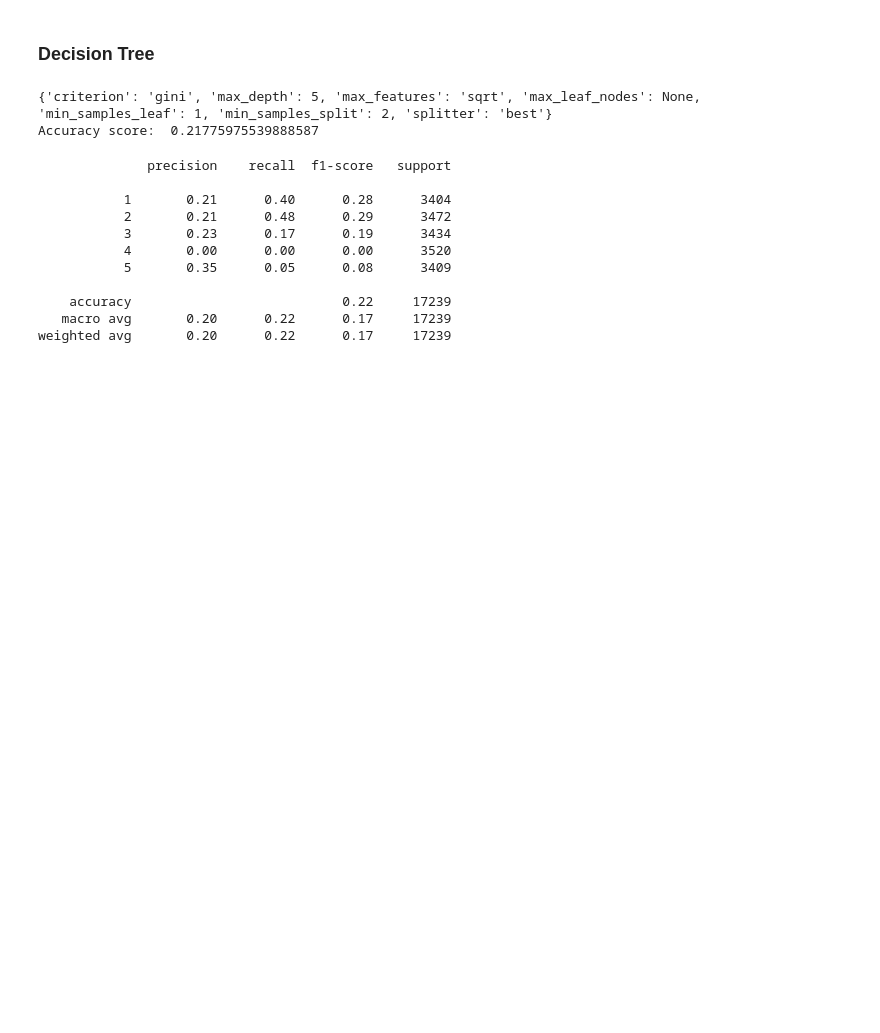
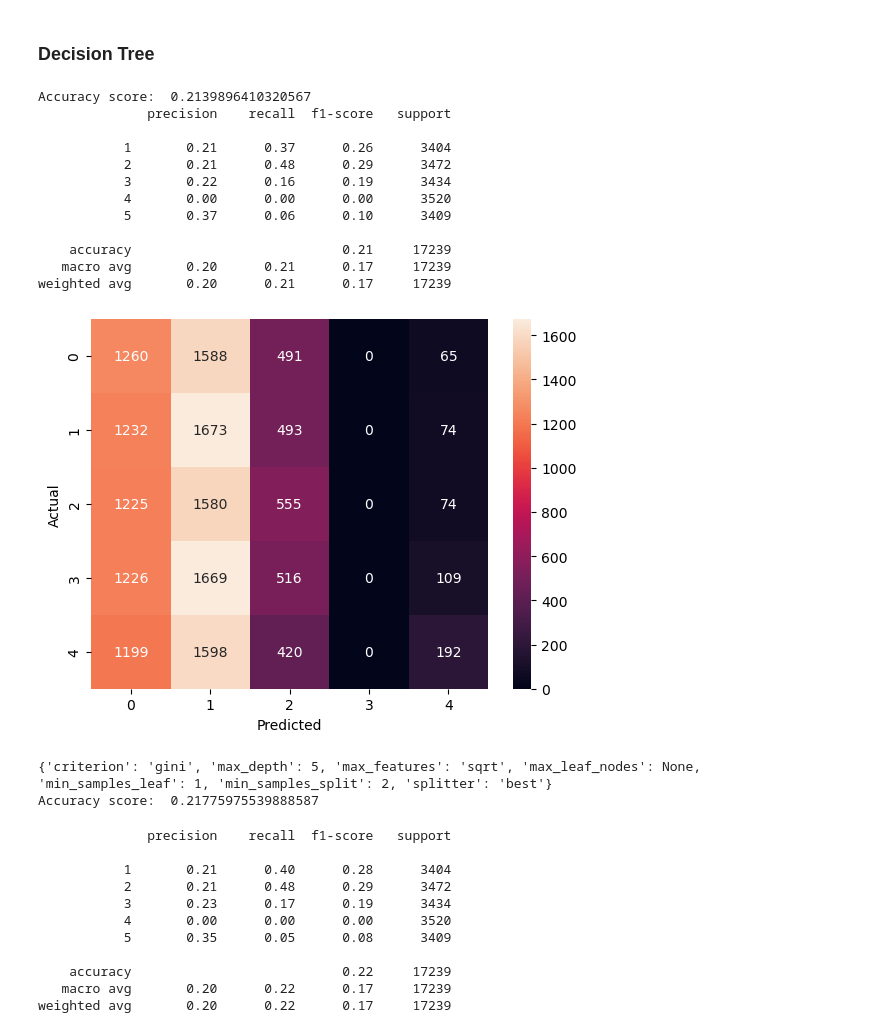
Before and after one commit to SkywingsWang/Masters-Degree-Dissertation, a Jupyter notebook: dissertation.ipynb, the cells around one changed output. Saved outputs shown, nothing was run; the diff lists cells and outputs as text; code cells hidden in the pictures; blank space fills up the shorter version.

```diff
--- a/dissertation.ipynb
+++ b/dissertation.ipynb
@@ -491,3 +508,32 @@ Accuracy score:  0.2112419514791423
 # %% [markdown]
 ### Decision Tree
+# %%
+model = DecisionTreeClassifier()
+
+model.fit(X_resampled, y_resampled)
+
+predictions = model.predict(X_test)
+
+print('Accuracy score: ', balanced_accuracy_score(y_test, predictions))
+print(classification_report(y_test, predictions))
+
+cm = confusion_matrix(y_test, predictions)
+sns.heatmap(cm, annot=True, fmt=".0f")
+plt.xlabel('Predicted')
+plt.ylabel('Actual')
+plt.show()
+# %% [output]
+Accuracy score:  0.2139896410320567
+              precision    recall  f1-score   support
+
+           1       0.21      0.37      0.26      3404
+           2       0.21      0.48      0.29      3472
+           3       0.22      0.16      0.19      3434
+           4       0.00      0.00      0.00      3520
+           5       0.37      0.06      0.10      3409
+
+    accuracy                           0.21     17239
+   macro avg       0.20      0.21      0.17     17239
+weighted avg       0.20      0.21      0.17     17239
+[figure, added]
 # %%
```
Also changed, not shown: parts of 17 cells of this notebook.
